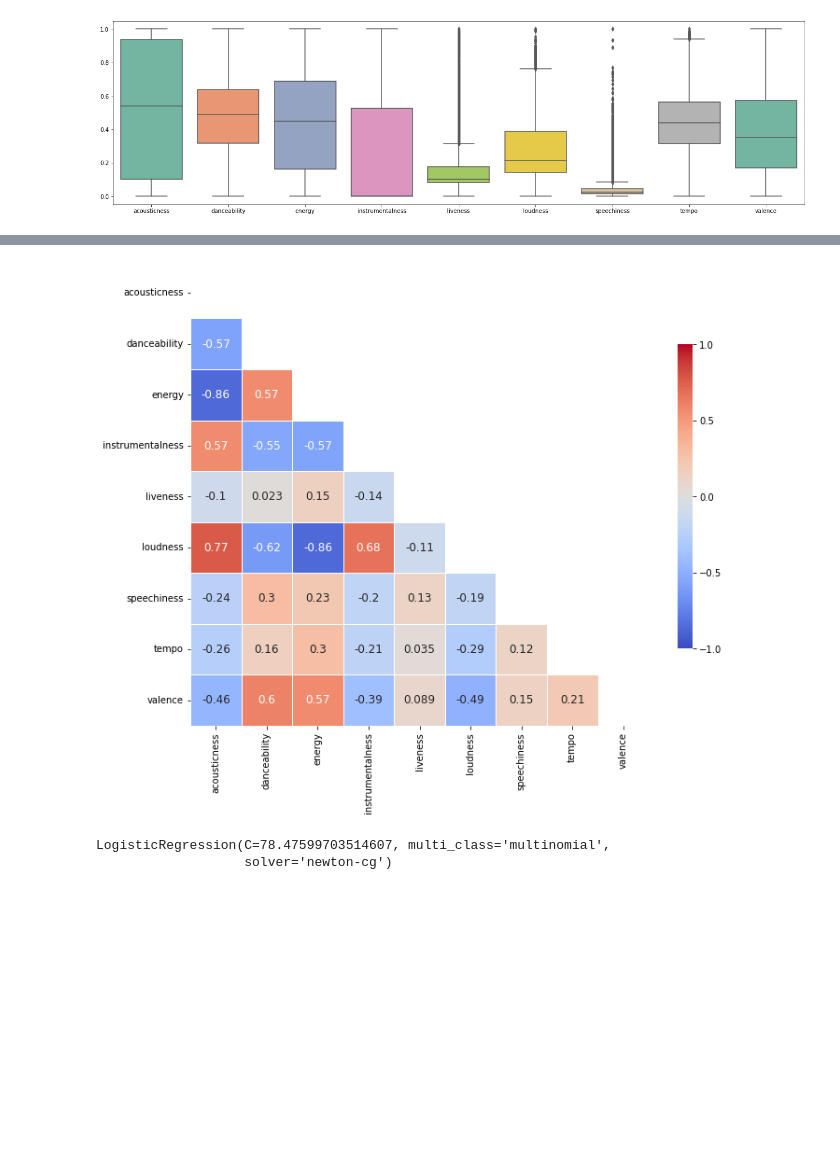
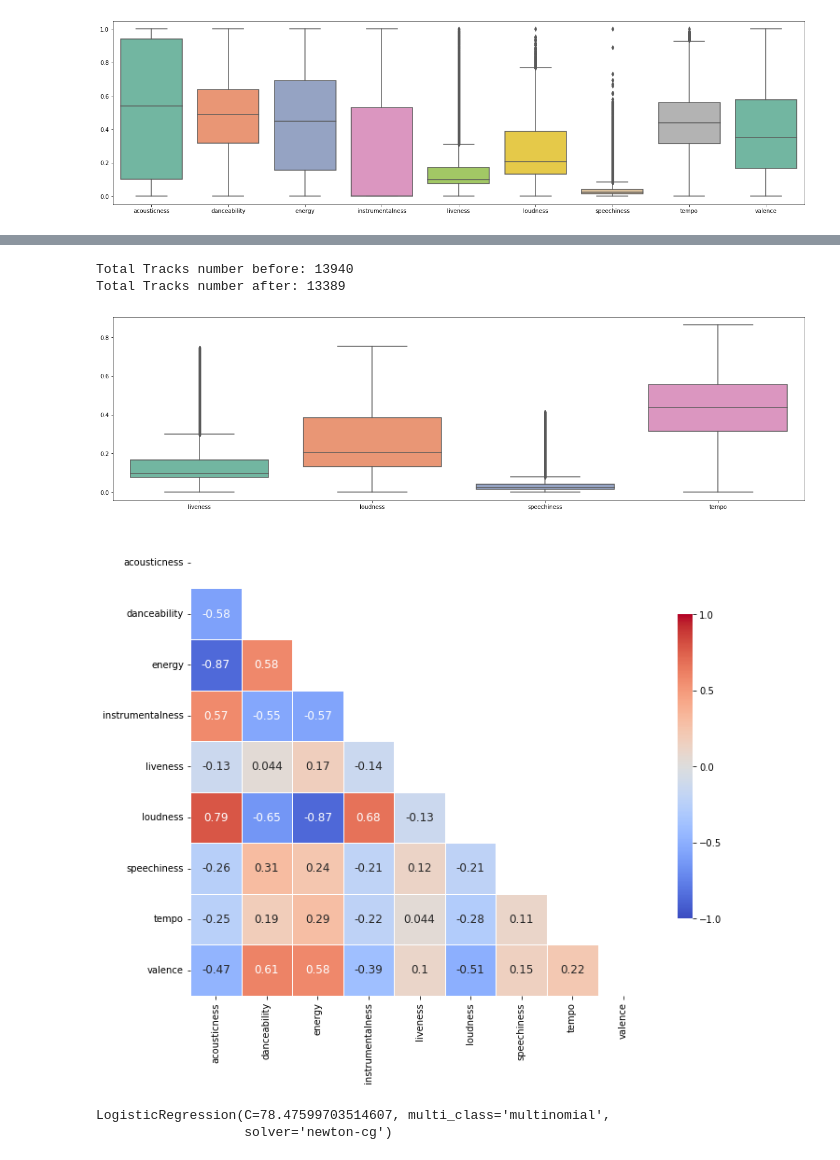
Before and after one commit to plspeziali/spotify-genre-predictor, a Jupyter notebook: spotify-genre-prediction-lr-mlp.ipynb, the cells around one changed output, grey strips where cells are left out. Cells and saved outputs as stored; diff of their text form; code cells hidden in the pictures; blank space fills up the shorter version.

```diff
--- a/spotify-genre-prediction-lr-mlp.ipynb
+++ b/spotify-genre-prediction-lr-mlp.ipynb
@@ -387,26 +387,30 @@ plt.tight_layout()
 # %%
 # removing HLPs
-#print("Total Tracks number before: %s" % len(X_train));
-#X_train['genre'] = y_train
-#threshold = 0.01
-#for col in ['liveness', 'loudness', 'speechiness', 'tempo']:
-#    upper_threshold = X_train[col].quantile(1 - threshold)
-#    X_train = X_train[(X_train[col] <= upper_threshold)]
+print("Total Tracks number before: %s" % len(X_train));
+X_train['genre'] = y_train
+threshold = 0.01
+for col in ['liveness', 'loudness', 'speechiness', 'tempo']:
+    upper_threshold = X_train[col].quantile(1 - threshold)
+    X_train = X_train[(X_train[col] <= upper_threshold)]
 
-#features = new_df.keys().drop(['genre']);
-#y_train = X_train['genre']
-#X_train = X_train[features]
+features = new_df.keys().drop(['genre']);
+y_train = X_train['genre']
+X_train = X_train[features]
 
-#plt.figure(figsize=(22, 6))
-#features_nout = ["time_signature_3","time_signature_4","time_signature_5","acousticness","danceability","energy","instrumentalness","valence"]
-#ax = sns.boxplot(data=X_train.drop(features_nout, axis=1), palette="Set2")
-#print("Total Tracks number after: %s" % len(X_train));
+plt.figure(figsize=(22, 6))
+features_nout = ["time_signature_3","time_signature_4","time_signature_5","acousticness","danceability","energy","instrumentalness","valence"]
+ax = sns.boxplot(data=X_train.drop(features_nout, axis=1), palette="Set2")
+print("Total Tracks number after: %s" % len(X_train));
+# %% [output]
+Total Tracks number before: 13940
+Total Tracks number after: 13389
+[figure, added]
 # %%
 from sklearn.linear_model import LogisticRegression
 from sklearn.metrics import make_scorer, accuracy_score, roc_auc_score
 corr_heatmap(X_train.drop(["time_signature_3","time_signature_4","time_signature_5"], axis=1))
 # %% [output]
-[figure, old version]
+[figure, new version]
 # %%
 # Currently the ‘multinomial’ option is supported only by the ‘lbfgs’, ‘sag’, ‘saga’ and ‘newton-cg’ solvers.
 # http://scikit-learn.org/stable/modules/generated/sklearn.linear_model.LogisticRegression.html#sklearn.linear_model.LogisticRegression
```
Also changed, not shown: parts of 14 cells of this notebook.
